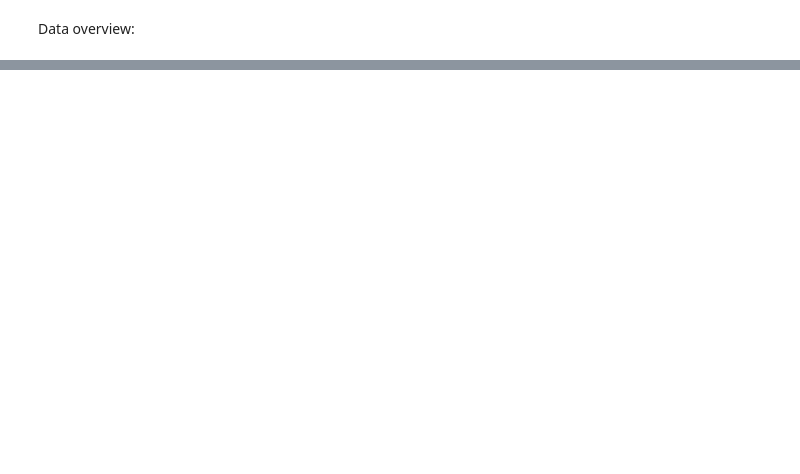
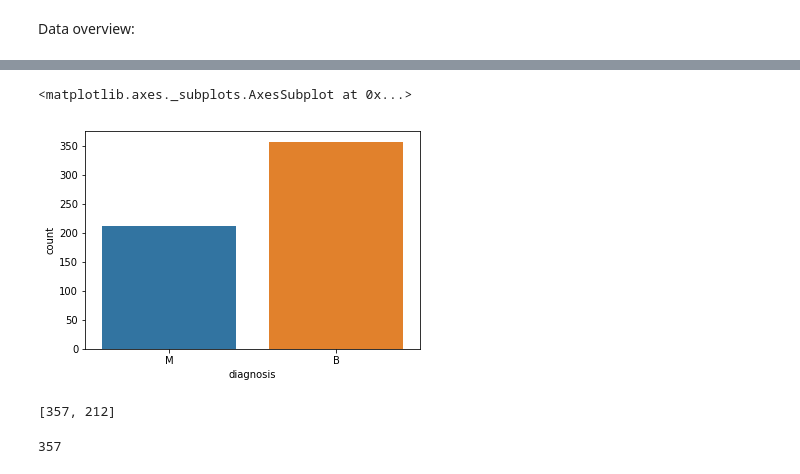
Before and after one commit to empro314/breastCancer, a Jupyter notebook: breastReview.ipynb, the cells around one changed output, grey strips where cells are left out. Cells and saved outputs as stored; diff of their text form; code cells hidden in the pictures; blank space fills up the shorter version.

```diff
--- a/breastReview.ipynb
+++ b/breastReview.ipynb
@@ -43,0 +28,11 @@ input["texture_mean"].hist()
+# %%
+cols = ds.columns
+
+y = ds["diagnosis"]
+print(y)
+
+wyw = ["Unnamed: 32", "id", "diagnosis"]
+
+x = inp.drop(wyw, axis=1)
+
+x.columns
@@ -43,0 +88,5 @@ input["texture_mean"].hist()
+# %%
+sns.countplot(y, label='count')
+# %% [output]
+<matplotlib.axes._subplots.AxesSubplot at 0x...>
+[figure, added]
@@ -43,0 +95,8 @@ input["texture_mean"].hist()
+# %%
+[M, B]
+# %% [output]
+[357, 212]
+# %%
+M
+# %% [output]
+357
```
Also changed, not shown: parts of 13 cells of this notebook.
